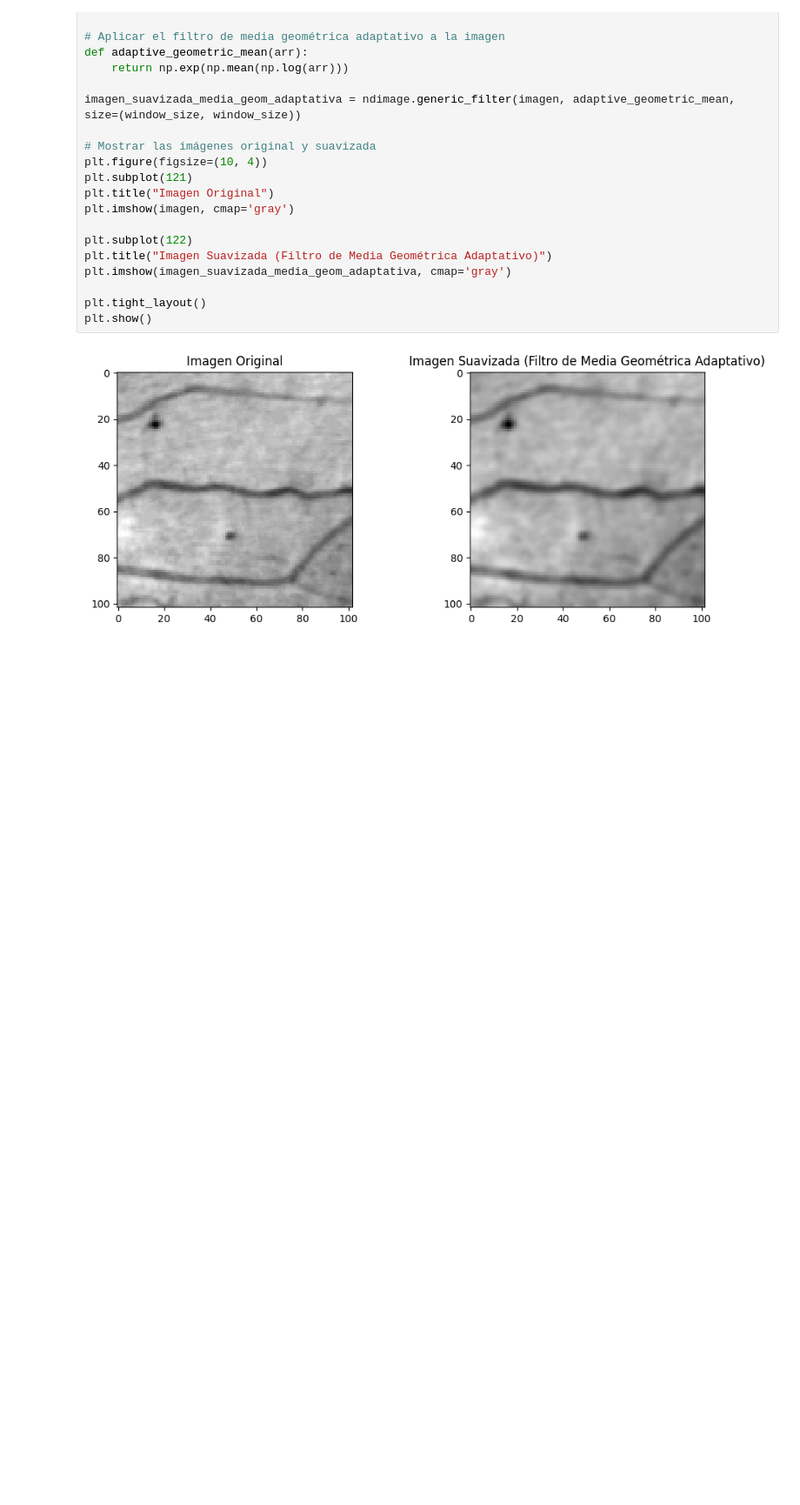
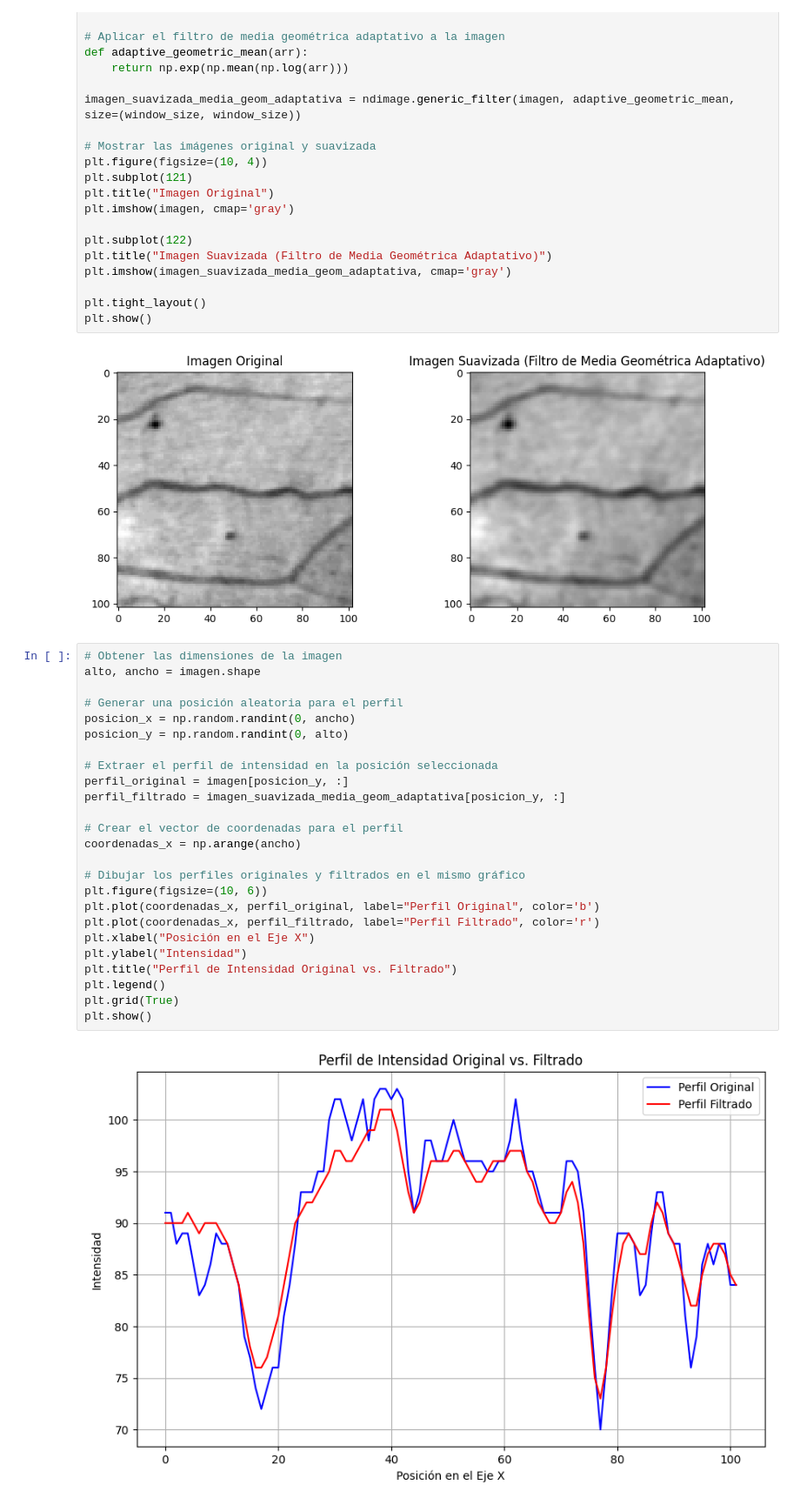
Before and after one commit to JuanZapa7a/Hello-world, a Jupyter notebook: Mejora_de_la_Imagen.ipynb, the cells around one changed output. Shown at 87% size. Saved outputs shown, nothing was run; the diff lists cells and outputs as text; blank space fills up the shorter version.

```diff
--- a/Mejora_de_la_Imagen.ipynb
+++ b/Mejora_de_la_Imagen.ipynb
@@ -511,3 +511,30 @@ plt.tight_layout()
 plt.show()
 # %% [output]
 [figure]
+# %%
+# Obtener las dimensiones de la imagen
+alto, ancho = imagen.shape
+
+# Generar una posición aleatoria para el perfil
+posicion_x = np.random.randint(0, ancho)
+posicion_y = np.random.randint(0, alto)
+
+# Extraer el perfil de intensidad en la posición seleccionada
+perfil_original = imagen[posicion_y, :]
+perfil_filtrado = imagen_suavizada_media_geom_adaptativa[posicion_y, :]
+
+# Crear el vector de coordenadas para el perfil
+coordenadas_x = np.arange(ancho)
+
+# Dibujar los perfiles originales y filtrados en el mismo gráfico
+plt.figure(figsize=(10, 6))
+plt.plot(coordenadas_x, perfil_original, label="Perfil Original", color='b')
+plt.plot(coordenadas_x, perfil_filtrado, label="Perfil Filtrado", color='r')
+plt.xlabel("Posición en el Eje X")
+plt.ylabel("Intensidad")
+plt.title("Perfil de Intensidad Original vs. Filtrado")
+plt.legend()
+plt.grid(True)
+plt.show()
+# %% [output]
+[figure, added]
```
Also changed, not shown: parts of 5 cells of this notebook.
